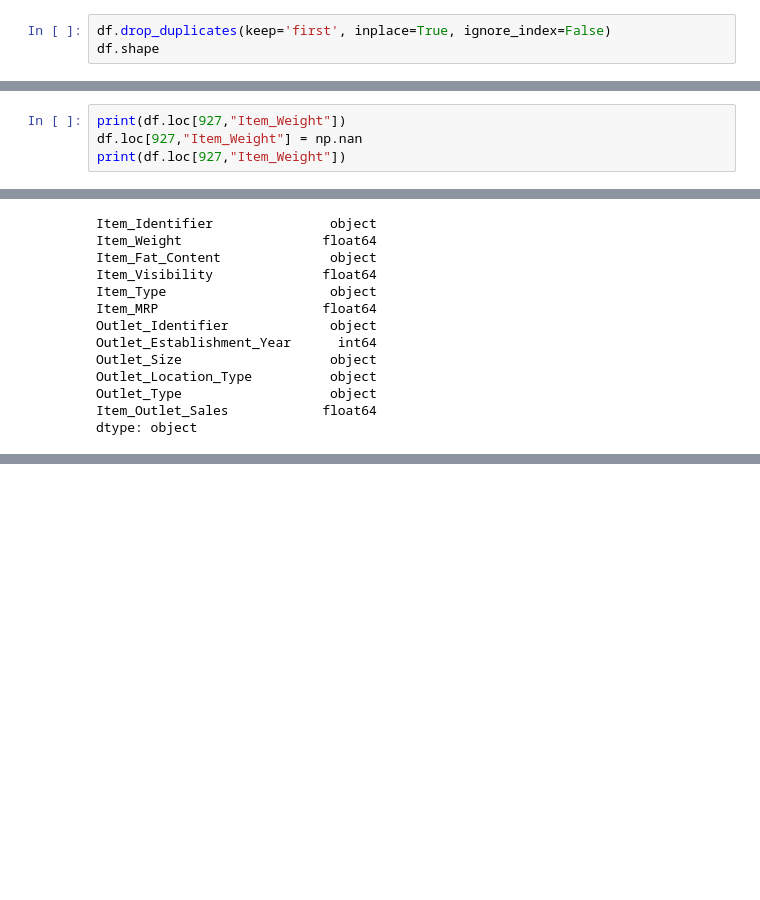
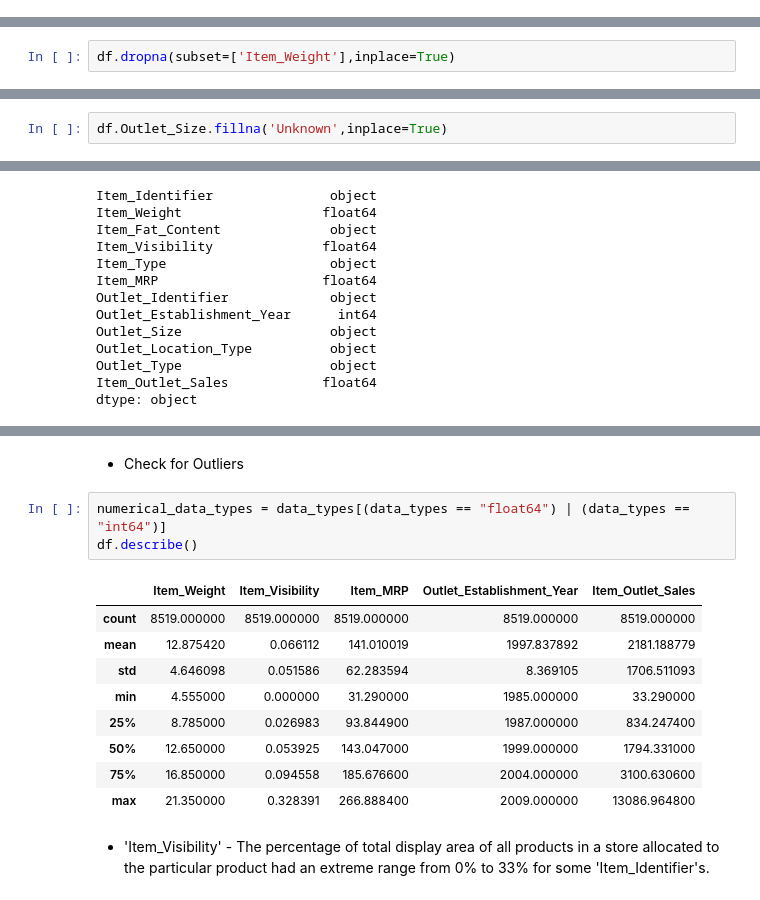
Before and after one commit to YBilodeau/Sales-Predictions, a Jupyter notebook: Sales_Prediction_Project.ipynb, the cells around one changed output, grey strips where cells are left out. Cells and saved outputs as stored; diff of their text form; blank space fills up the shorter version.

```diff
--- a/Sales_Prediction_Project.ipynb
+++ b/Sales_Prediction_Project.ipynb
@@ -103,3 +122,0 @@ Length: 8523, dtype: bool>
-# %%
-df.drop_duplicates(keep='first', inplace=True, ignore_index=False)
-df.shape
@@ -145,7 +162,3 @@ df[df.Item_Weight.isnull()]
 | 1922 | FDK57 | NaN | Low Fat | 0.079904 | Snack Foods | 120.0440 | ... |
 | 4187 | FDE52 | NaN | Regular | 0.029742 | Dairy | 88.9514 | ... |
 | 5022 | FDQ60 | NaN | Regular | 0.191501 | Baking Goods | 121.2098 | ... |
-# %%
-print(df.loc[927,"Item_Weight"])
-df.loc[927,"Item_Weight"] = np.nan
-print(df.loc[927,"Item_Weight"])
@@ -154,0 +167,2 @@ nan
+# %%
+df.dropna(subset=['Item_Weight'],inplace=True)
@@ -174,0 +199,2 @@ Unable to determine 'Outlet_Size' based upon 'Outlet_Type' and/or 'Outlet_Locati
+# %%
+df.Outlet_Size.fillna('Unknown',inplace=True)
@@ -277,3 +338,21 @@ Item_MRP                     float64
 Outlet_Establishment_Year      int64
 Item_Outlet_Sales            float64
 dtype: object
+# %% [markdown]
+- Check for Outliers
+# %%
+numerical_data_types = data_types[(data_types == "float64") | (data_types == "int64")]
+df.describe()
+# %% [output]
+|  | Item_Weight | Item_Visibility | Item_MRP | Outlet_Establishment_Year | Item_Outlet_Sales |
+| count | 8519.000000 | 8519.000000 | 8519.000000 | 8519.000000 | 8519.000000 |
+| mean | 12.875420 | 0.066112 | 141.010019 | 1997.837892 | 2181.188779 |
+| std | 4.646098 | 0.051586 | 62.283594 | 8.369105 | 1706.511093 |
+| min | 4.555000 | 0.000000 | 31.290000 | 1985.000000 | 33.290000 |
+| 25% | 8.785000 | 0.026983 | 93.844900 | 1987.000000 | 834.247400 |
+| 50% | 12.650000 | 0.053925 | 143.047000 | 1999.000000 | 1794.331000 |
+| 75% | 16.850000 | 0.094558 | 185.676600 | 2004.000000 | 3100.630600 |
+| max | 21.350000 | 0.328391 | 266.888400 | 2009.000000 | 13086.964800 |
+# %% [markdown]
+- 'Item_Visibility' -
+The percentage of total display area of all products in a store allocated to the particular product had an extreme range from 0% to 33% for some 'Item_Identifier's.
```
Also changed, not shown: parts of 37 cells of this notebook.
